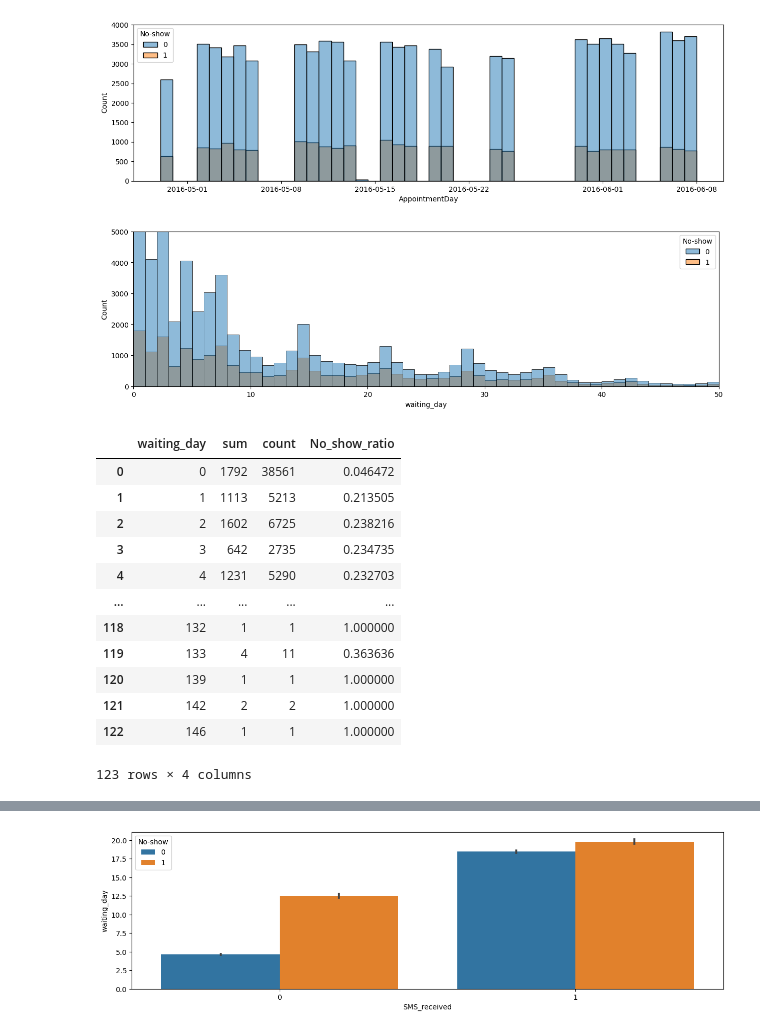
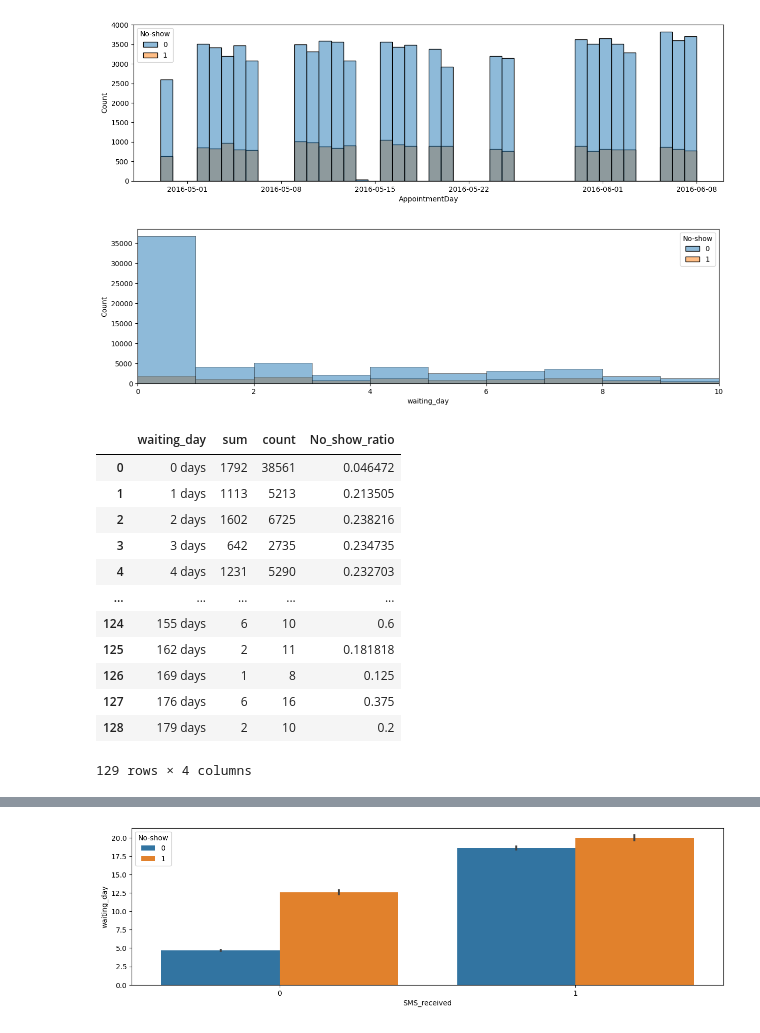
Before and after one commit to leadline42/lecture-bda-visaulization-python, a Jupyter notebook: Lecture04/Lecture04_01.ipynb, the cells around one changed output, grey strips where cells are left out. Cells and saved outputs as stored; diff of their text form; code cells hidden in the pictures.

```diff
--- a/Lecture04/Lecture04_01.ipynb
+++ b/Lecture04/Lecture04_01.ipynb
@@ -205,15 +209,16 @@ Name: No-show, dtype: int64
 df_mod02_medical = df_mod01_medical.copy()
 # %%
 # Series의 Map을 활용
-df_mod02_medical['No-show'] = df_mod02_medical['No-show'].map({'Yes':1,'No':0})
+# df_mod02_medical['No-show'] = df_mod02_medical['No-show'].map({'Yes':1,'No':0})
 
 # Series의 str.replace를 활용
 # df_mod02_medical['No-show'] = df_mod02_medical['No-show'].str.replace('Yes', '1', regex=False)
 # df_mod02_medical['No-show'] = df_mod02_medical['No-show'].str.replace('No', '0', regex=False)
 
 # # boolean indexing를 활용
-# df_mod02_medical.iloc[df_mod02_medical['No-show'] == 'Yes', 8] = 1
-# df_mod02_medical.iloc[df_mod02_medical['No-show'] == 'No', 8] = 0
+#### df_mod02_medical['No-show'][df_mod02_medical['No-show'] == 'Yes'] = 1
+df_mod02_medical.iloc[df_mod02_medical['No-show'] == 'Yes', 8] = 1
+df_mod02_medical.iloc[df_mod02_medical['No-show'] == 'No', 8] = 0
 # %%
 df_mod02_medical['No-show'].value_counts()
 # %% [output]
@@ -319,9 +324,13 @@ pd.concat([df_mod03_medical.ScheduledDay, df_mod03_medical.ScheduledDay.dt.dayof
 | 110526 | 2016-04-27 13:30:56+00:00 | 118 | 2016-06-07 00:00:00+00:00 | 159 |
 110521 rows × 4 columns
 # %%
+import datetime as dt
 # 차이를 통해서 대시 기간(일자)를 도출 이때 대기일자는 무조건 양수여야 함
-df_mod03_medical['waiting_day'] = df_mod03_medical.AppointmentDay.dt.dayofyear - df_mod03_medical.ScheduledDay.dt.dayofyear
+# df_mod03_medical['waiting_day'] = df_mod03_medical.AppointmentDay.dt.dayofyear - df_mod03_medical.ScheduledDay.dt.dayofyear
+df_mod03_medical['waiting_day'] = df_mod03_medical.AppointmentDay.dt.date - df_mod03_medical.ScheduledDay.dt.date
 df_mod03_medical.info()
+# df_mod03_medical[df_mod03_medical['waiting_day'] < 0]
+df_mod03_medical[df_mod03_medical['waiting_day'] <= dt.timedelta(days=-1)]
 # %% [output]
 <class 'pandas.core.frame.DataFrame'>
 Int64Index: 110521 entries, 0 to 110526
@@ -355,6 +370,6 @@ df_mod03_medical.describe()
 # %%
 # 음수존재 확인 양수조건만 전처리로 도출
-df_mod04_medical = df_mod03_medical[df_mod03_medical.waiting_day >= 0].reset_index(drop=True)
+df_mod04_medical = df_mod03_medical[df_mod03_medical['waiting_day'] > dt.timedelta(days=-1)].reset_index(drop=True)
 # %%
 # 데이터 전처리 완료
 df_mod04_medical.describe()
@@ -390 +405,4 @@ dtypes: datetime64[ns, UTC](2), float64(1), int64(5), object(2)
 memory usage: 8.4+ MB
+# %%
+df_mod05_medical = df_mod04_medical.copy()
+df_mod05_medical['waiting_day'] = df_mod05_medical.waiting_day.dt.days
@@ -409,32 +457,32 @@ plt.show()
 # %%
 fig, ax = plt.subplots()
 fig.set_size_inches(15,4)
 
-sns.histplot(data=df_mod04_medical, x='waiting_day', hue='No-show', bins=df_mod04_medical.waiting_day.max())
-ax.set_xlim(0, 50)
-ax.set_ylim(0, 5000)
+sns.histplot(data=df_mod05_medical, x='waiting_day', hue='No-show', bins=179)
+ax.set_xlim(0, 10)
+# ax.set_ylim(0, 10000)
 
 plt.show()
 # %% [output]
-[figure, old version]
+[figure, new version]
 # %%
-df_group_result = df_mod04_medical.groupby(['waiting_day'])['No-show'].agg(['sum', 'count']).reset_index()
+df_group_result = df_mod05_medical.groupby(['waiting_day'])['No-show'].agg(['sum', 'count']).reset_index()
 df_group_result['No_show_ratio'] = df_group_result['sum'] / df_group_result['count']
 df_group_result
 # %% [output]
 |  | waiting_day | sum | count | No_show_ratio |
-| 0 | 0 | 1792 | 38561 | 0.046472 |
-| 1 | 1 | 1113 | 5213 | 0.213505 |
-| 2 | 2 | 1602 | 6725 | 0.238216 |
-| 3 | 3 | 642 | 2735 | 0.234735 |
-| 4 | 4 | 1231 | 5290 | 0.232703 |
+| 0 | 0 days | 1792 | 38561 | 0.046472 |
+| 1 | 1 days | 1113 | 5213 | 0.213505 |
+| 2 | 2 days | 1602 | 6725 | 0.238216 |
+| 3 | 3 days | 642 | 2735 | 0.234735 |
+| 4 | 4 days | 1231 | 5290 | 0.232703 |
 | ... | ... | ... | ... | ... |
-| 118 | 132 | 1 | 1 | 1.000000 |
-| 119 | 133 | 4 | 11 | 0.363636 |
-| 120 | 139 | 1 | 1 | 1.000000 |
-| 121 | 142 | 2 | 2 | 1.000000 |
-| 122 | 146 | 1 | 1 | 1.000000 |
+| 124 | 155 days | 6 | 10 | 0.6 |
+| 125 | 162 days | 2 | 11 | 0.181818 |
+| 126 | 169 days | 1 | 8 | 0.125 |
+| 127 | 176 days | 6 | 16 | 0.375 |
+| 128 | 179 days | 2 | 10 | 0.2 |
-123 rows × 4 columns
+129 rows × 4 columns
 # %%
 fig, ax = plt.subplots()
 fig.set_size_inches(15,4)
```
Also changed, not shown: parts of 51 cells of this notebook, 5 other files.
